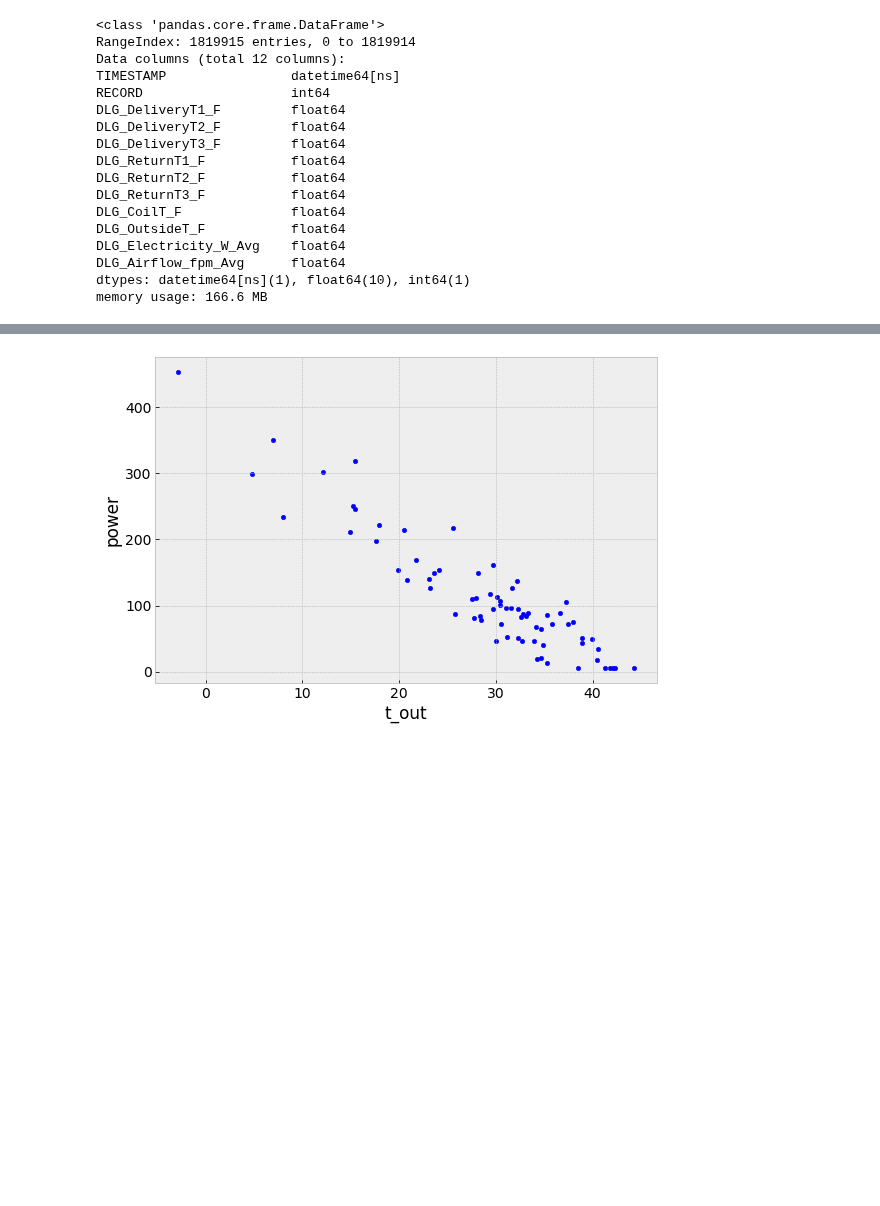
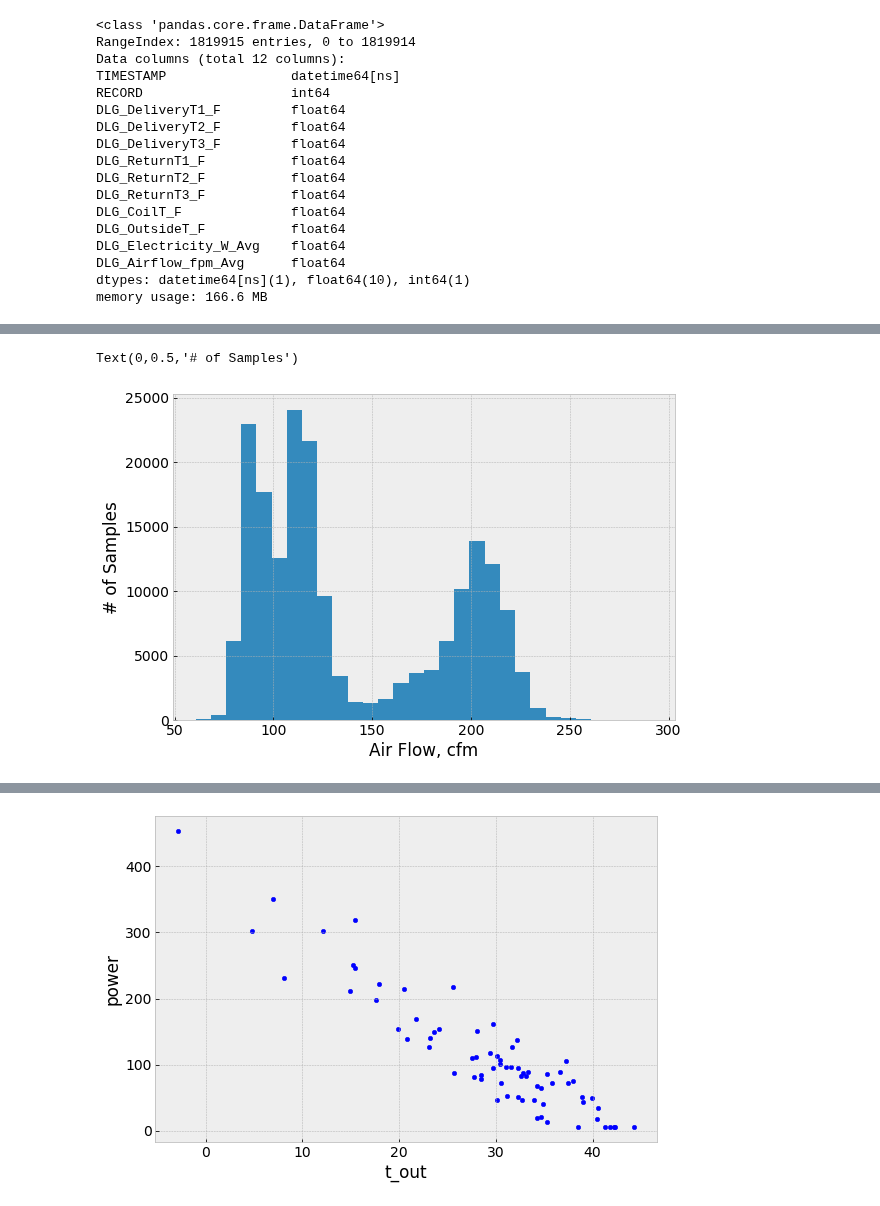
Before and after one commit to alanmitchell/heat-pump-study, a Jupyter notebook: field_studies/cchrc_2015/cchrc_raw_data.ipynb, the cells around one changed output, grey strips where cells are left out. Cells and saved outputs as stored; diff of their text form; code cells hidden in the pictures; blank space fills up the shorter version.

```diff
--- a/field_studies/cchrc_2015/cchrc_raw_data.ipynb
+++ b/field_studies/cchrc_2015/cchrc_raw_data.ipynb
@@ -86,0 +111,9 @@ dfd.describe()
+# %%
+# Substitute NaN for values over 300
+dfd['airflow'] = dfd.airflow.where(dfd.airflow < 300)
+dfd.query('airflow > 0').airflow.hist(bins=30)
+xlabel('Air Flow, cfm')
+ylabel('# of Samples')
+# %% [output]
+Text(0,0.5,'# of Samples')
+[figure, added]
```
Also changed, not shown: parts of 10 cells of this notebook.
